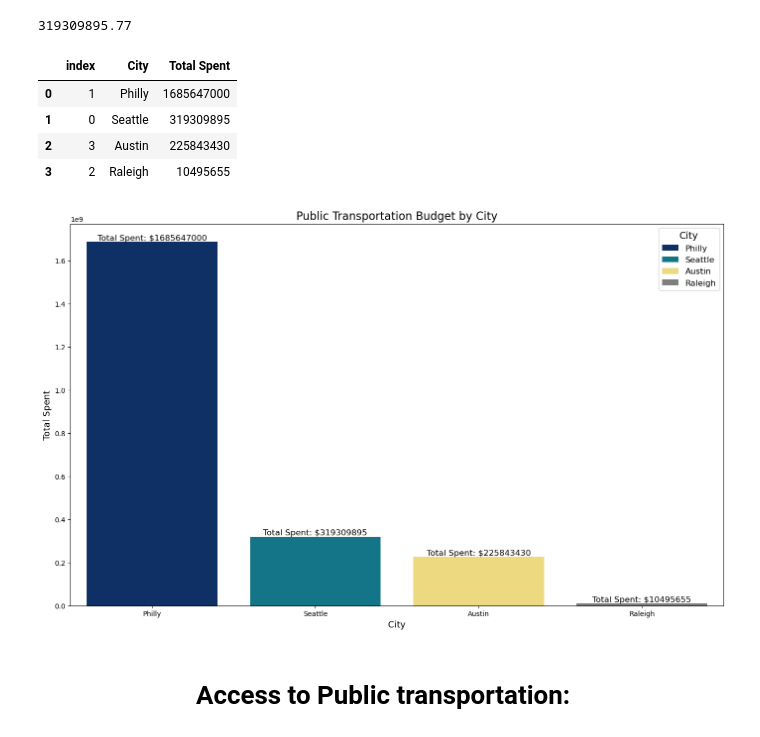
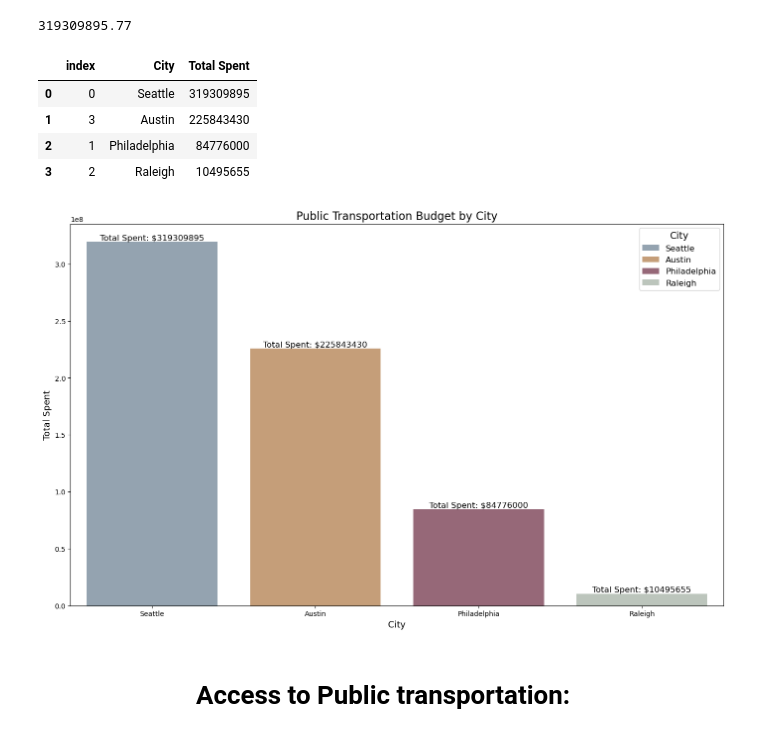
Before and after one commit to Hannah00Donnelly/nss-capstone-da14-2025, a Jupyter notebook: notebooks/hdonnelly_capstone.ipynb, the cells around one changed output. Drawn from its saved outputs; the diff is of its cells as text; code cells hidden in the pictures.

```diff
--- a/notebooks/hdonnelly_capstone.ipynb
+++ b/notebooks/hdonnelly_capstone.ipynb
@@ -108,7 +108,7 @@ philly_septa_budget=pd.read_csv('../data/philadelphia/septa_philly_budget.csv')
 # %% [markdown]
 <center> Transportation/ Commuting <center>
 # %%
-philly_transportation_budget = philly_septa_budget[philly_septa_budget['Fiscal_Year']==2024]
+philly_transportation_budget = philly_pt_budget[philly_pt_budget['department']=='Public Property - SEPTA Subsidy']
 # %%
 philly_means_transport=pd.read_csv('../data/philadelphia/philidephia_means_transport.csv')
 philly_means_transport.columns = ['TRANSPORTATION TO WORK',
@@ -471,5 +418,5 @@ philly_transportation_budget.head()
 # %%
-total_spent_transportation_philly = philly_transportation_budget[['Labor_and_Fringe__in__000s_', 'Material_and_Services__in__000s']].sum().sum() *1000
+total_spent_transportation_philly = philly_transportation_budget['total'].sum()
 
 total_spent_transportation_philly
 # %% [output]
@@ -497,7 +429,7 @@ total_spent_transportation_seattle
 # %%
 #https://www.geeksforgeeks.org/how-to-convert-dictionary-to-pandas-dataframe/
 #https://www.geeksforgeeks.org/how-to-create-dataframe-from-dictionary-in-python-pandas/
-transport_totals = pd.DataFrame({'City': ['Seattle', 'Philly', 'Raleigh', 'Austin'],
+transport_totals = pd.DataFrame({'City': ['Seattle', 'Philadelphia', 'Raleigh', 'Austin'],
                                  'Total Spent': [total_spent_transportation_seattle,
                                      total_spent_transportation_philly,
                                      total_spent_transportation_raleigh,
@@ -509,7 +441,7 @@ transport_totals = transport_totals.sort_values('Total Spent', ascending=False).
 transport_totals
 # %% [output]
 |  | index | City | Total Spent |
-| 0 | 1 | Philly | 1685647000 |
-| 1 | 0 | Seattle | 319309895 |
-| 2 | 3 | Austin | 225843430 |
+| 0 | 0 | Seattle | 319309895 |
+| 1 | 3 | Austin | 225843430 |
+| 2 | 1 | Philadelphia | 84776000 |
 | 3 | 2 | Raleigh | 10495655 |
@@ -516,33 +450,36 @@ transport_totals
 # %%
-
 #figures size
 plt.figure(figsize=(17,10))
 
-#Color Palattes: https://r02b.github.io/seaborn_palettes/
-palette = {'Seattle': "#00839A", 'Philly' : "#002d72",'Raleigh': "#7F7F7F", 'Austin' :"#FEE46E"}
+#City Colors
+city_colors_palette = {
+    'Austin': '#d29d6c',
+    'Raleigh': '#bbc7ba',
+    'Seattle': '#90a3b4',
+    'Philadelphia': '#9e6076'}
 
-sns.barplot(data=transport_totals, y='Total Spent', x='City', hue='City', palette=palette, legend=True)
+
+sns.barplot(data=transport_totals, y='Total Spent', x='City', hue='City', palette=city_colors_palette, legend=True)
 
 #Add the counts to bars
 for index, row in transport_totals.iterrows():
     plt.text(index, row['Total Spent'] + 1, #x
              f"Total Spent: ${row['Total Spent']}",#\n a newline character
              ha='center', va='bottom', fontsize=12)
+
+
 
 #change the legend title and font size
 legend = plt.legend(title='City', title_fontsize=14, fontsize=12)
 
 #Label the axises and title
 plt.xlabel('City',  fontsize=13)
 plt.ylabel('Total Spent',  fontsize=13)
 plt.title('Public Transportation Budget by City', fontsize=16)
 
-#adjust the y axis tik counts
-#plt.ylim(bottom=0, top=275)
-
 plt.show()
 # %% [output]
-[figure, old version]
+[figure, new version]
 # %% [markdown]
 # <center>Access to Public transportation:<center>
 # %% [markdown]
```
Also changed, not shown: parts of 82 cells of this notebook.
